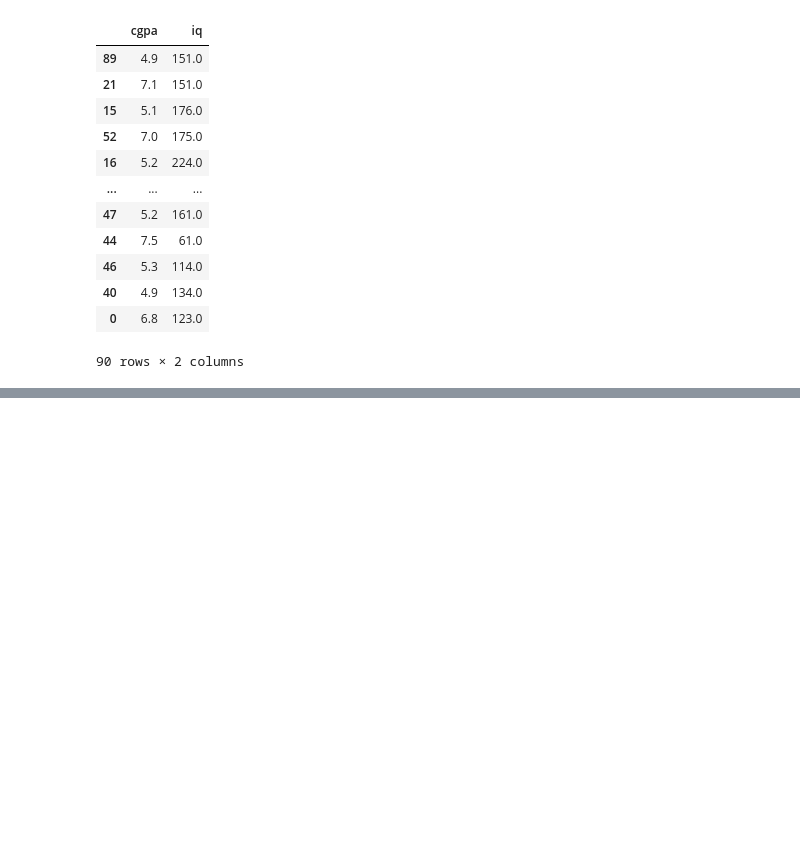
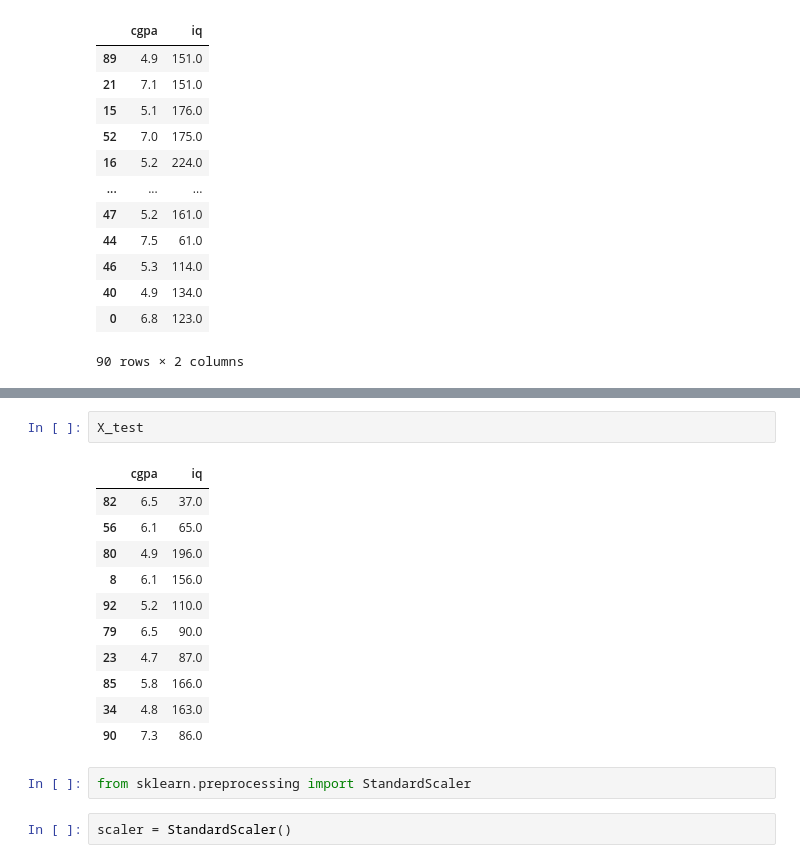
Before and after one commit to tashfeen786/100DaysOfMachineLearning, a Jupyter notebook: day 13 End to End Toy Project/end_to_end_ml.ipynb, the cells around one changed output, grey strips where cells are left out. Cells and saved outputs as stored; diff of their text form; blank space fills up the shorter version.

```diff
--- a/day 13 End to End Toy Project/end_to_end_ml.ipynb
+++ b/day 13 End to End Toy Project/end_to_end_ml.ipynb
@@ -93,0 +109,18 @@ X_train
+# %%
+X_test
+# %% [output]
+|  | cgpa | iq |
+| 82 | 6.5 | 37.0 |
+| 56 | 6.1 | 65.0 |
+| 80 | 4.9 | 196.0 |
+| 8 | 6.1 | 156.0 |
+| 92 | 5.2 | 110.0 |
+| 79 | 6.5 | 90.0 |
+| 23 | 4.7 | 87.0 |
+| 85 | 5.8 | 166.0 |
+| 34 | 4.8 | 163.0 |
+| 90 | 7.3 | 86.0 |
+# %%
+from sklearn.preprocessing import StandardScaler
+# %%
+scaler = StandardScaler()
```
Also changed, not shown: parts of 1 cell of this notebook.
